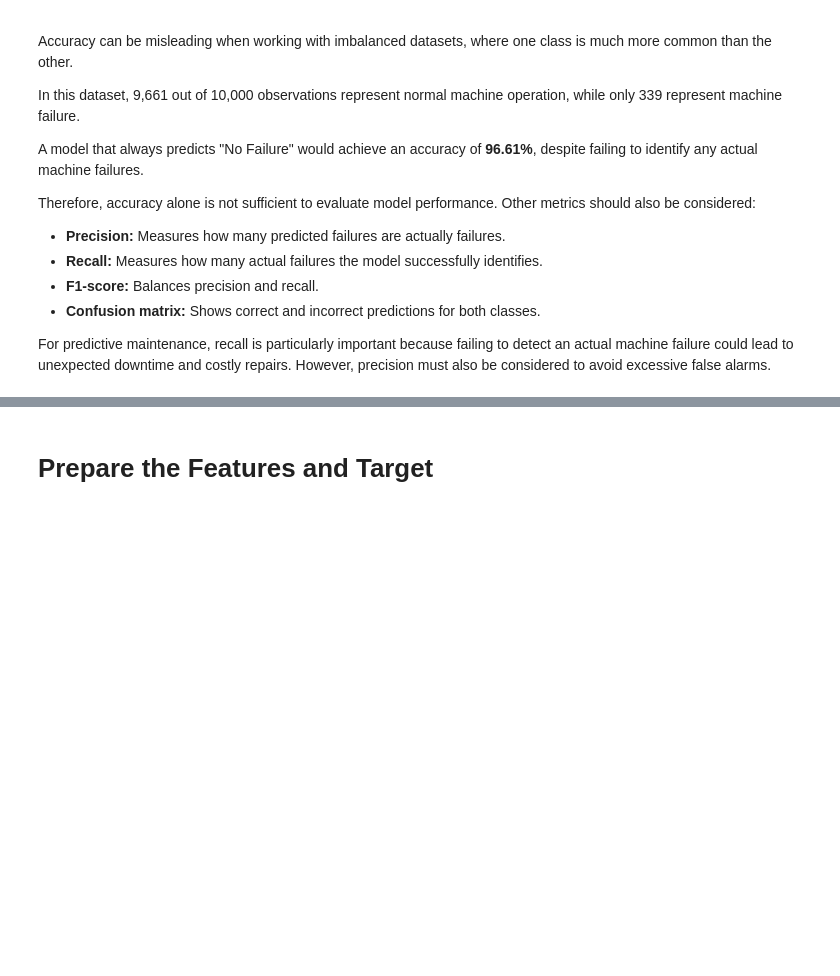
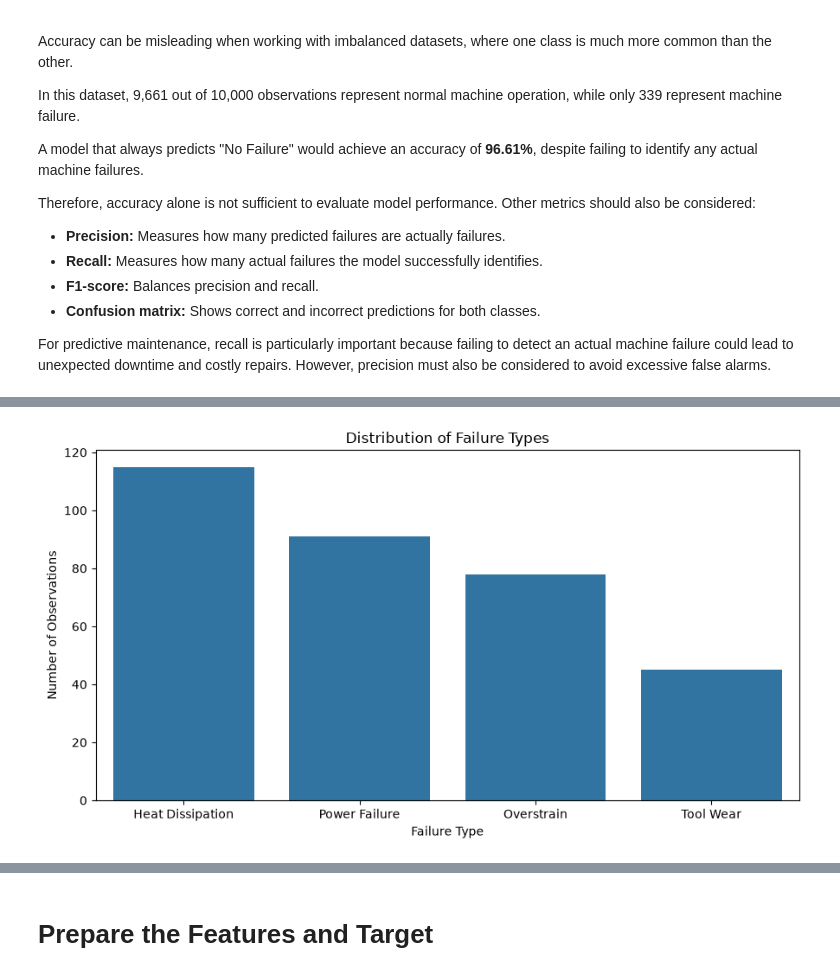
Before and after one commit to FayrouzWaleed/industrial-predictive-maintenance, a Jupyter notebook: notebooks/predictive_maintenance.ipynb, the cells around one changed output, grey strips where cells are left out. Drawn from its saved outputs; the diff is of its cells as text; code cells hidden in the pictures; blank space fills up the shorter version.

```diff
--- a/notebooks/predictive_maintenance.ipynb
+++ b/notebooks/predictive_maintenance.ipynb
@@ -342,0 +345,14 @@ For predictive maintenance, recall is particularly important because failing to
+# %%
+failure_modes = ["TWF", "HDF", "PWF", "OSF", "RNF"]
+
+# How many failure modes does each row have?
+df["failure_mode_count"] = df[failure_modes].sum(axis=1)
+
+print("Rows by number of failure modes:")
+print(df["failure_mode_count"].value_counts())
+
+# Rows where Machine failure = 1 but no failure mode is recorded
+inconsistent_rows = df[
+    (df["Machine failure"] == 1) & (df["failure_mode_count"] == 0)
+]
+print("\nFailure with no failure mode:", len(inconsistent_rows))
@@ -342,0 +407,18 @@ For predictive maintenance, recall is particularly important because failing to
+# %%
+plt.figure(figsize=(9, 5))
+
+sns.countplot(
+    data=df_clean[df_clean["Failure Type"] != "No Failure"],
+    x="Failure Type",
+    order=df_clean[df_clean["Failure Type"] != "No Failure"]["Failure Type"].value_counts().index
+)
+
+plt.title("Distribution of Failure Types")
+plt.xlabel("Failure Type")
+plt.ylabel("Number of Observations")
+
+plt.tight_layout()
+plt.savefig(images_dir / "06_failure_type_distribution.png", dpi=300, bbox_inches="tight")
+plt.show()
+# %% [output]
+[figure, added]
```
Also changed, not shown: parts of 80 cells of this notebook, 5 other files.
